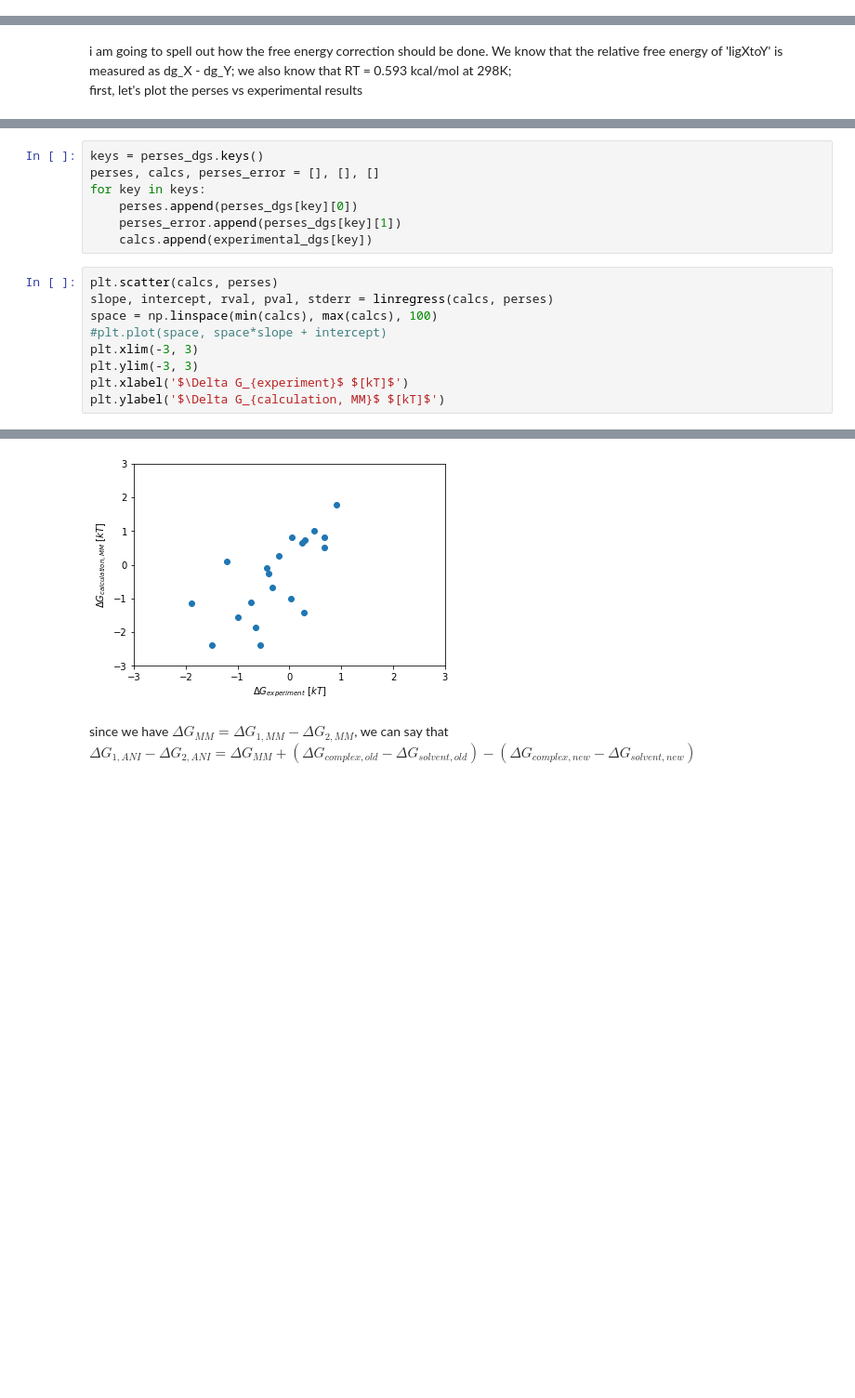
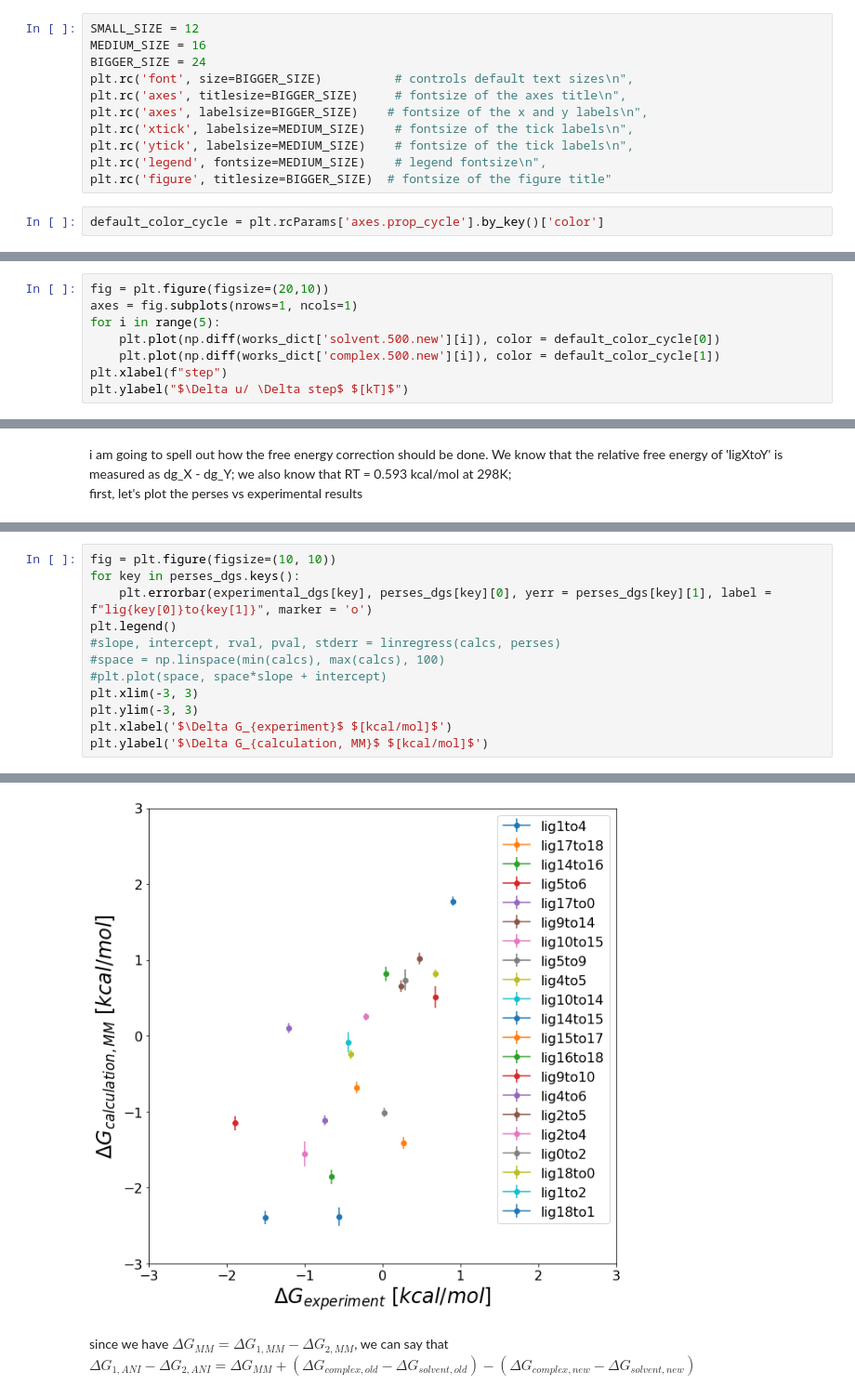
Before and after one commit to choderalab/nn-endstates, a Jupyter notebook: round_1_data/thermocycle.ipynb, the cells around one changed output, grey strips where cells are left out. Shown at 93% size. Saved outputs shown, nothing was run; the diff lists cells and outputs as text; blank space fills up the shorter version.

```diff
--- a/round_1_data/thermocycle.ipynb
+++ b/round_1_data/thermocycle.ipynb
@@ -11,6 +11,19 @@ import matplotlib
 import matplotlib.pyplot as plt
 import seaborn as sns
 from scipy.stats import linregress
+# %%
+SMALL_SIZE = 12
+MEDIUM_SIZE = 16
+BIGGER_SIZE = 24
+plt.rc('font', size=BIGGER_SIZE)          # controls default text sizes\n",
+plt.rc('axes', titlesize=BIGGER_SIZE)     # fontsize of the axes title\n",
+plt.rc('axes', labelsize=BIGGER_SIZE)    # fontsize of the x and y labels\n",
+plt.rc('xtick', labelsize=MEDIUM_SIZE)    # fontsize of the tick labels\n",
+plt.rc('ytick', labelsize=MEDIUM_SIZE)    # fontsize of the tick labels\n",
+plt.rc('legend', fontsize=MEDIUM_SIZE)    # legend fontsize\n",
+plt.rc('figure', titlesize=BIGGER_SIZE)  # fontsize of the figure title"
+# %%
+default_color_cycle = plt.rcParams['axes.prop_cycle'].by_key()['color']
 # %% [markdown]
 #### Read works from the following relative paths
 
@@ -81,0 +92,8 @@ plt.plot(np.diff(works_dict['solvent.500.old'][0]))
+# %%
+fig = plt.figure(figsize=(20,10))
+axes = fig.subplots(nrows=1, ncols=1)
+for i in range(5):
+    plt.plot(np.diff(works_dict['solvent.500.new'][i]), color = default_color_cycle[0])
+    plt.plot(np.diff(works_dict['complex.500.new'][i]), color = default_color_cycle[1])
+plt.xlabel(f"step")
+plt.ylabel("$\Delta u/ \Delta step$ $[kT]$")
@@ -307,17 +329,13 @@ experimental_dgs = np.load('exp_calc_dgs.npy', allow_pickle=True).item()
-# %%
-keys = perses_dgs.keys()
-perses, calcs, perses_error = [], [], []
-for key in keys:
-    perses.append(perses_dgs[key][0])
-    perses_error.append(perses_dgs[key][1])
-    calcs.append(experimental_dgs[key])
 # %%
-plt.scatter(calcs, perses)
-slope, intercept, rval, pval, stderr = linregress(calcs, perses)
-space = np.linspace(min(calcs), max(calcs), 100)
+fig = plt.figure(figsize=(10, 10))
+for key in perses_dgs.keys():
+    plt.errorbar(experimental_dgs[key], perses_dgs[key][0], yerr = perses_dgs[key][1], label = f"lig{key[0]}to{key[1]}", marker = 'o')
+plt.legend()
+#slope, intercept, rval, pval, stderr = linregress(calcs, perses)
+#space = np.linspace(min(calcs), max(calcs), 100)
 #plt.plot(space, space*slope + intercept)
 plt.xlim(-3, 3)
 plt.ylim(-3, 3)
-plt.xlabel('$\Delta G_{experiment}$ $[kT]$')
-plt.ylabel('$\Delta G_{calculation, MM}$ $[kT]$')
+plt.xlabel('$\Delta G_{experiment}$ $[kcal/mol]$')
+plt.ylabel('$\Delta G_{calculation, MM}$ $[kcal/mol]$')
 # %% [output]
@@ -325,4 +343,4 @@ Text(0, 0.5, '$\\Delta G_{calculation, MM}$ $[kT]$')
-[figure, old version]
+[figure, new version]
 # %% [markdown]
 since we have $\Delta G_{MM} = \Delta G_{1, MM} - \Delta G_{2, MM}$, we can say that $\Delta G_{1, ANI} - \Delta G_{2, ANI} =  \Delta G_{MM}  + \left(  \Delta G_{complex, old} - \Delta G_{solvent, old}\right) - \left(  \Delta G_{complex, new} - \Delta G_{solvent, new} \right)$
 # %%
```
Also changed, not shown: parts of 45 cells of this notebook.
